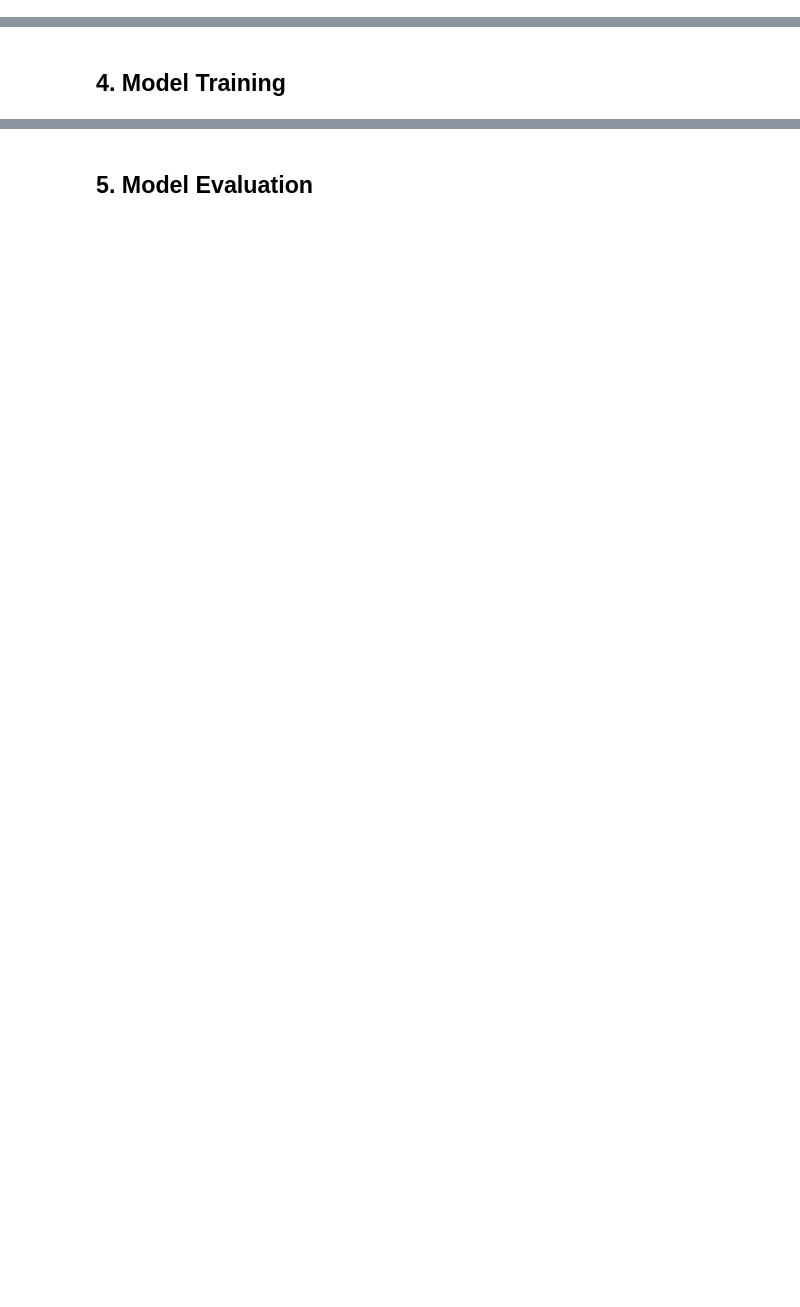
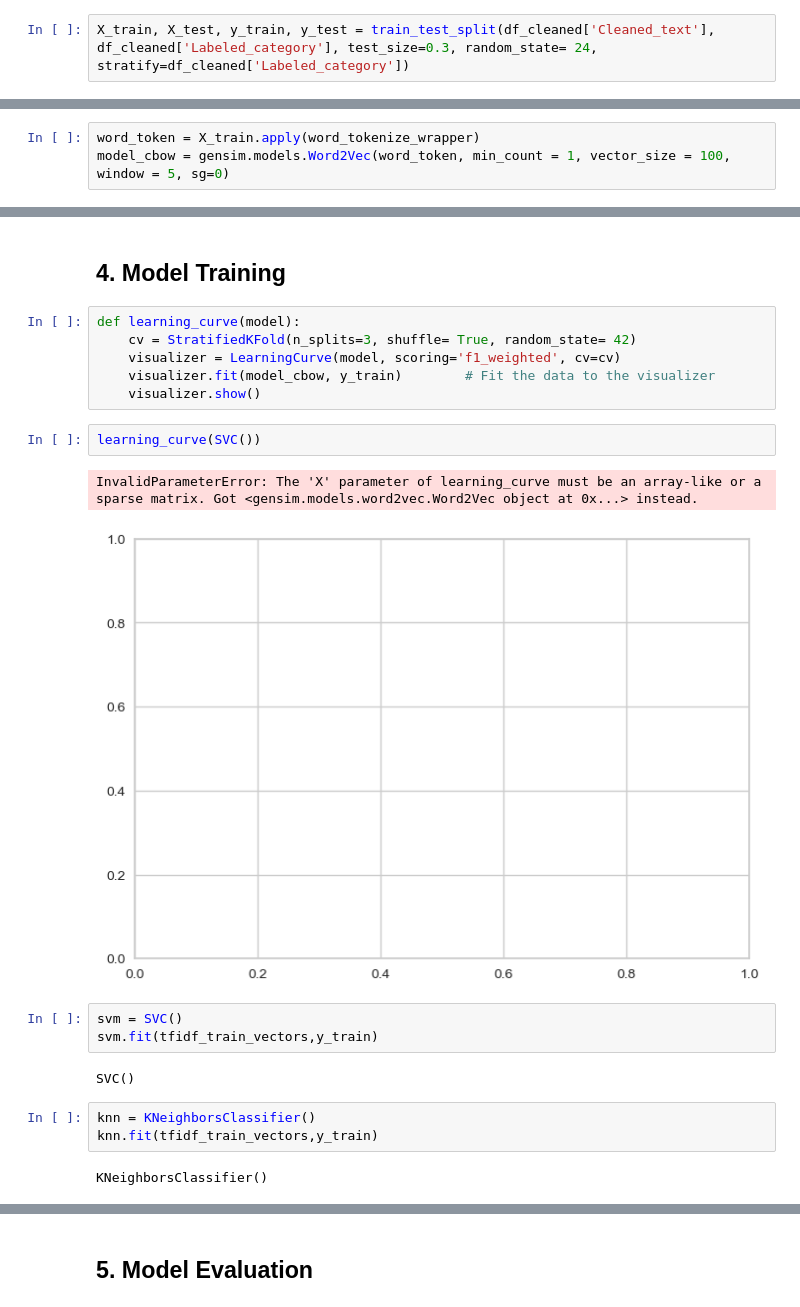
Before and after one commit to aymanrafif/Resume-Classification-Using-Machine-Learning-Models, a Jupyter notebook: Resume Classification Using Machine Learning Models.ipynb, the cells around one changed output, grey strips where cells are left out. Drawn from its saved outputs; the diff is of its cells as text; blank space fills up the shorter version.

Commit message:
update modeling + prepro

```diff
--- a/Resume Classification Using Machine Learning Models.ipynb
+++ b/Resume Classification Using Machine Learning Models.ipynb
@@ -231,0 +252,2 @@ df_cleaned.sample(5)
+# %%
+X_train, X_test, y_train, y_test = train_test_split(df_cleaned['Cleaned_text'], df_cleaned['Labeled_category'], test_size=0.3, random_state= 24, stratify=df_cleaned['Labeled_category'])
@@ -231,0 +292,3 @@ df_cleaned.sample(5)
+# %%
+word_token = X_train.apply(word_tokenize_wrapper)
+model_cbow = gensim.models.Word2Vec(word_token, min_count = 1, vector_size = 100, window = 5, sg=0)
@@ -234,2 +355,23 @@ df_cleaned.sample(5)
 # %% [markdown]
 ## 4. Model Training
+# %%
+def learning_curve(model):
+    cv = StratifiedKFold(n_splits=3, shuffle= True, random_state= 42)
+    visualizer = LearningCurve(model, scoring='f1_weighted', cv=cv)
+    visualizer.fit(model_cbow, y_train)        # Fit the data to the visualizer
+    visualizer.show()
+# %%
+learning_curve(SVC())
+# %% [output]
+InvalidParameterError: The 'X' parameter of learning_curve must be an array-like or a sparse matrix. Got <gensim.models.word2vec.Word2Vec object at 0x...> instead.
+[figure, added]
+# %%
+svm = SVC()
+svm.fit(tfidf_train_vectors,y_train)
+# %% [output]
+SVC()
+# %%
+knn = KNeighborsClassifier()
+knn.fit(tfidf_train_vectors,y_train)
+# %% [output]
+KNeighborsClassifier()
```
Also changed, not shown: parts of 12 cells of this notebook.
